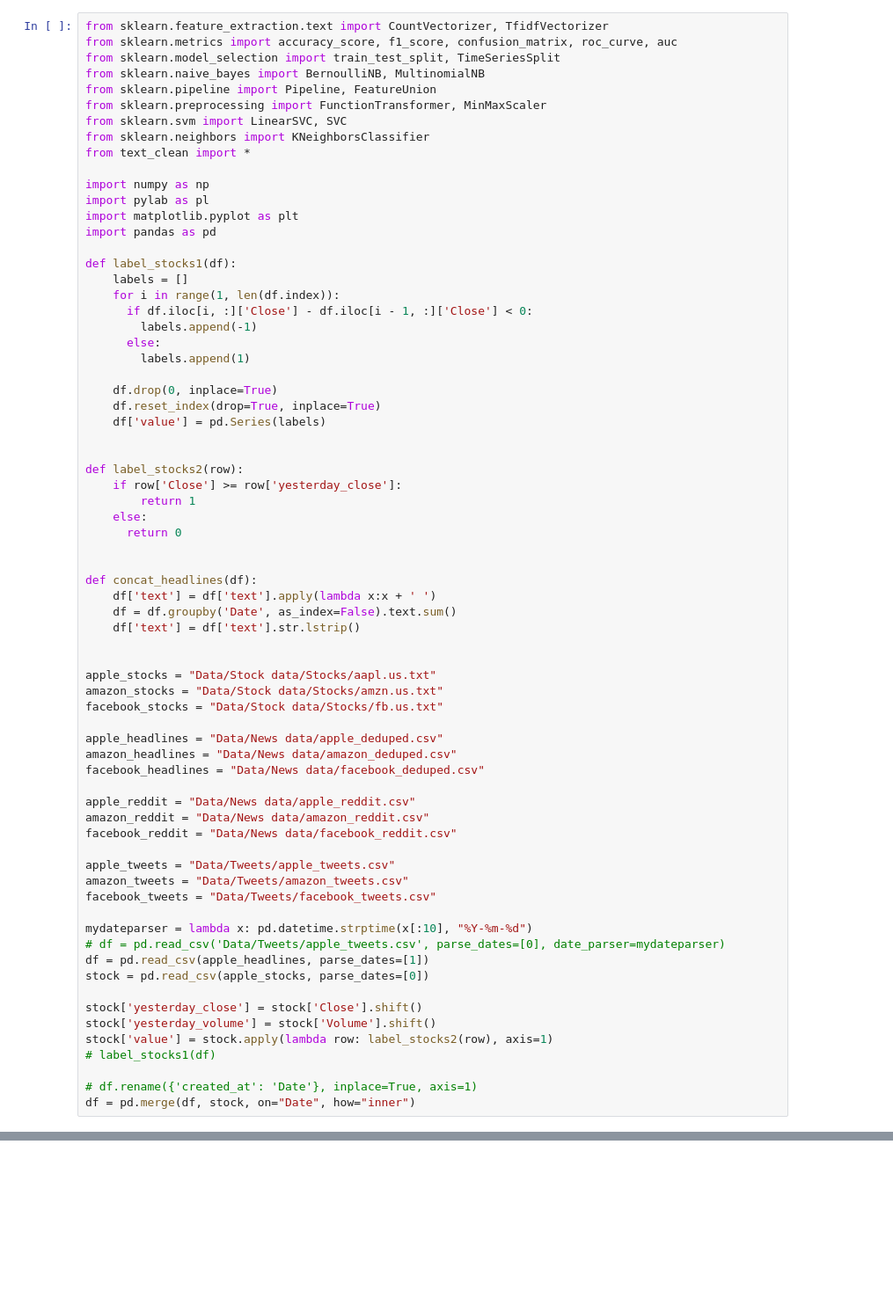
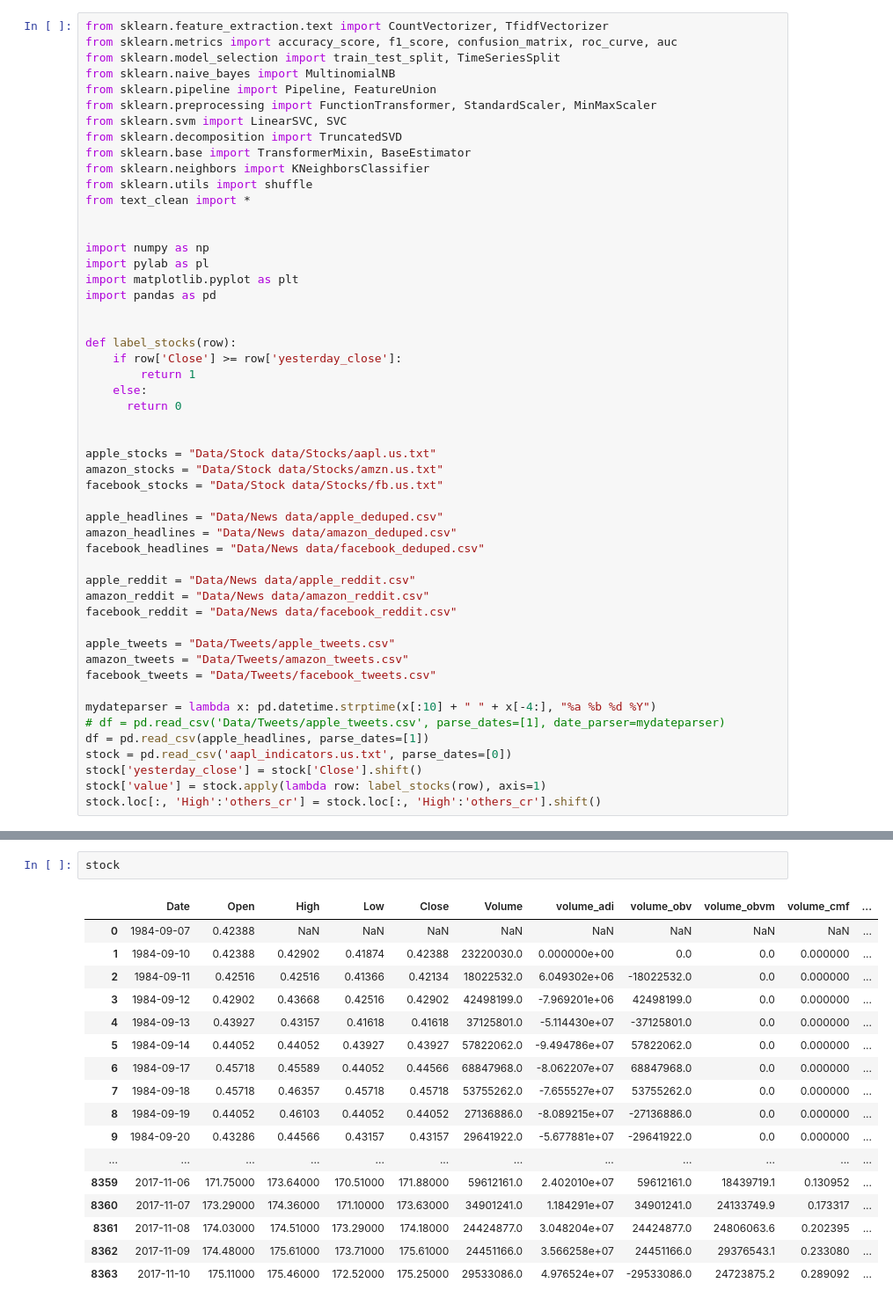
Before and after one commit to tariqrahmani08/CPSC571project, a Jupyter notebook: test-Copy1.ipynb, the cells around one changed output, grey strips where cells are left out. Shown at 88% size. Saved outputs shown, nothing was run; the diff lists cells and outputs as text; blank space fills up the shorter version.

```diff
--- a/test-Copy1.ipynb
+++ b/test-Copy1.ipynb
@@ -2,42 +2,28 @@
 from sklearn.feature_extraction.text import CountVectorizer, TfidfVectorizer
 from sklearn.metrics import accuracy_score, f1_score, confusion_matrix, roc_curve, auc
 from sklearn.model_selection import train_test_split, TimeSeriesSplit
-from sklearn.naive_bayes import BernoulliNB, MultinomialNB
+from sklearn.naive_bayes import MultinomialNB
 from sklearn.pipeline import Pipeline, FeatureUnion
-from sklearn.preprocessing import FunctionTransformer, MinMaxScaler
+from sklearn.preprocessing import FunctionTransformer, StandardScaler, MinMaxScaler
 from sklearn.svm import LinearSVC, SVC
+from sklearn.decomposition import TruncatedSVD
+from sklearn.base import TransformerMixin, BaseEstimator
 from sklearn.neighbors import KNeighborsClassifier
+from sklearn.utils import shuffle
 from text_clean import *
+
 
 import numpy as np
 import pylab as pl
 import matplotlib.pyplot as plt
 import pandas as pd
 
-def label_stocks1(df):
-    labels = []
-    for i in range(1, len(df.index)):
-      if df.iloc[i, :]['Close'] - df.iloc[i - 1, :]['Close'] < 0:
-        labels.append(-1)
-      else:
-        labels.append(1)
 
-    df.drop(0, inplace=True)
-    df.reset_index(drop=True, inplace=True)
-    df['value'] = pd.Series(labels)
-
-
-def label_stocks2(row):
+def label_stocks(row):
     if row['Close'] >= row['yesterday_close']:
         return 1
     else:
       return 0
-
-
-def concat_headlines(df):
-    df['text'] = df['text'].apply(lambda x:x + ' ')
-    df = df.groupby('Date', as_index=False).text.sum()
-    df['text'] = df['text'].str.lstrip()
 
 
 apple_stocks = "Data/Stock data/Stocks/aapl.us.txt"
@@ -56,15 +42,10 @@ apple_tweets = "Data/Tweets/apple_tweets.csv"
 amazon_tweets = "Data/Tweets/amazon_tweets.csv"
 facebook_tweets = "Data/Tweets/facebook_tweets.csv"
 
-mydateparser = lambda x: pd.datetime.strptime(x[:10], "%Y-%m-%d")
-# df = pd.read_csv('Data/Tweets/apple_tweets.csv', parse_dates=[0], date_parser=mydateparser)
+mydateparser = lambda x: pd.datetime.strptime(x[:10] + " " + x[-4:], "%a %b %d %Y")
+# df = pd.read_csv('Data/Tweets/apple_tweets.csv', parse_dates=[1], date_parser=mydateparser)
 df = pd.read_csv(apple_headlines, parse_dates=[1])
-stock = pd.read_csv(apple_stocks, parse_dates=[0])
-
+stock = pd.read_csv('aapl_indicators.us.txt', parse_dates=[0])
 stock['yesterday_close'] = stock['Close'].shift()
-stock['yesterday_volume'] = stock['Volume'].shift()
-stock['value'] = stock.apply(lambda row: label_stocks2(row), axis=1)
-# label_stocks1(df)
-
-# df.rename({'created_at': 'Date'}, inplace=True, axis=1)
-df = pd.merge(df, stock, on="Date", how="inner")
+stock['value'] = stock.apply(lambda row: label_stocks(row), axis=1)
+stock.loc[:, 'High':'others_cr'] = stock.loc[:, 'High':'others_cr'].shift()
@@ -111,0 +66,20 @@ model = Pipeline([
+# %%
+stock
+# %% [output]
+|  | Date | Open | High | Low | Close | Volume | volume_adi | volume_obv | volume_obvm | volume_cmf | ... |
+| 0 | 1984-09-07 | 0.42388 | NaN | NaN | NaN | NaN | NaN | NaN | NaN | NaN | ... |
+| 1 | 1984-09-10 | 0.42388 | 0.42902 | 0.41874 | 0.42388 | 23220030.0 | 0.000000e+00 | 0.0 | 0.0 | 0.000000 | ... |
+| 2 | 1984-09-11 | 0.42516 | 0.42516 | 0.41366 | 0.42134 | 18022532.0 | 6.049302e+06 | -18022532.0 | 0.0 | 0.000000 | ... |
+| 3 | 1984-09-12 | 0.42902 | 0.43668 | 0.42516 | 0.42902 | 42498199.0 | -7.969201e+06 | 42498199.0 | 0.0 | 0.000000 | ... |
+| 4 | 1984-09-13 | 0.43927 | 0.43157 | 0.41618 | 0.41618 | 37125801.0 | -5.114430e+07 | -37125801.0 | 0.0 | 0.000000 | ... |
+| 5 | 1984-09-14 | 0.44052 | 0.44052 | 0.43927 | 0.43927 | 57822062.0 | -9.494786e+07 | 57822062.0 | 0.0 | 0.000000 | ... |
+| 6 | 1984-09-17 | 0.45718 | 0.45589 | 0.44052 | 0.44566 | 68847968.0 | -8.062207e+07 | 68847968.0 | 0.0 | 0.000000 | ... |
+| 7 | 1984-09-18 | 0.45718 | 0.46357 | 0.45718 | 0.45718 | 53755262.0 | -7.655527e+07 | 53755262.0 | 0.0 | 0.000000 | ... |
+| 8 | 1984-09-19 | 0.44052 | 0.46103 | 0.44052 | 0.44052 | 27136886.0 | -8.089215e+07 | -27136886.0 | 0.0 | 0.000000 | ... |
+| 9 | 1984-09-20 | 0.43286 | 0.44566 | 0.43157 | 0.43157 | 29641922.0 | -5.677881e+07 | -29641922.0 | 0.0 | 0.000000 | ... |
+| ... | ... | ... | ... | ... | ... | ... | ... | ... | ... | ... | ... |
+| 8359 | 2017-11-06 | 171.75000 | 173.64000 | 170.51000 | 171.88000 | 59612161.0 | 2.402010e+07 | 59612161.0 | 18439719.1 | 0.130952 | ... |
+| 8360 | 2017-11-07 | 173.29000 | 174.36000 | 171.10000 | 173.63000 | 34901241.0 | 1.184291e+07 | 34901241.0 | 24133749.9 | 0.173317 | ... |
+| 8361 | 2017-11-08 | 174.03000 | 174.51000 | 173.29000 | 174.18000 | 24424877.0 | 3.048204e+07 | 24424877.0 | 24806063.6 | 0.202395 | ... |
+| 8362 | 2017-11-09 | 174.48000 | 175.61000 | 173.71000 | 175.61000 | 24451166.0 | 3.566258e+07 | 24451166.0 | 29376543.1 | 0.233080 | ... |
+| 8363 | 2017-11-10 | 175.11000 | 175.46000 | 172.52000 | 175.25000 | 29533086.0 | 4.976524e+07 | -29533086.0 | 24723875.2 | 0.289092 | ... |
```
Also changed, not shown: parts of 12 cells of this notebook.
